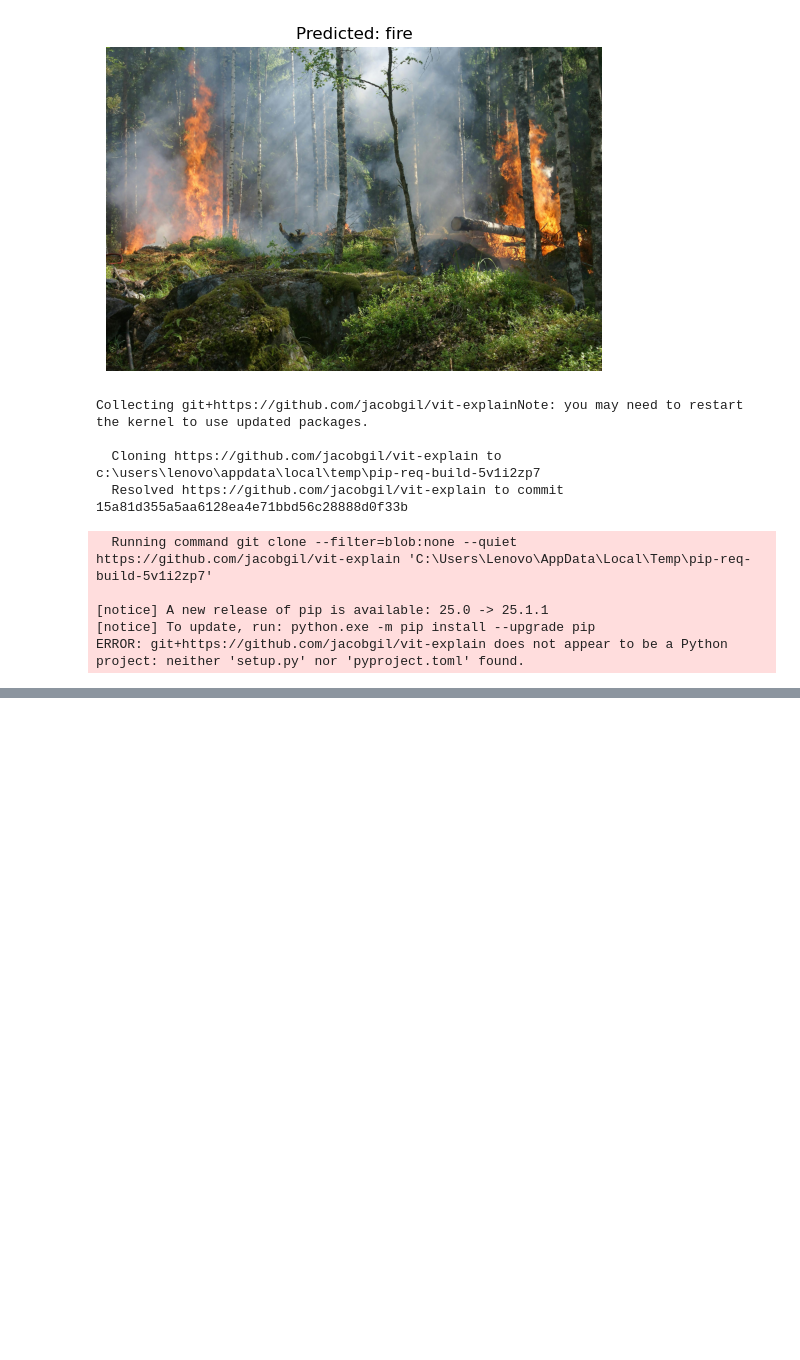
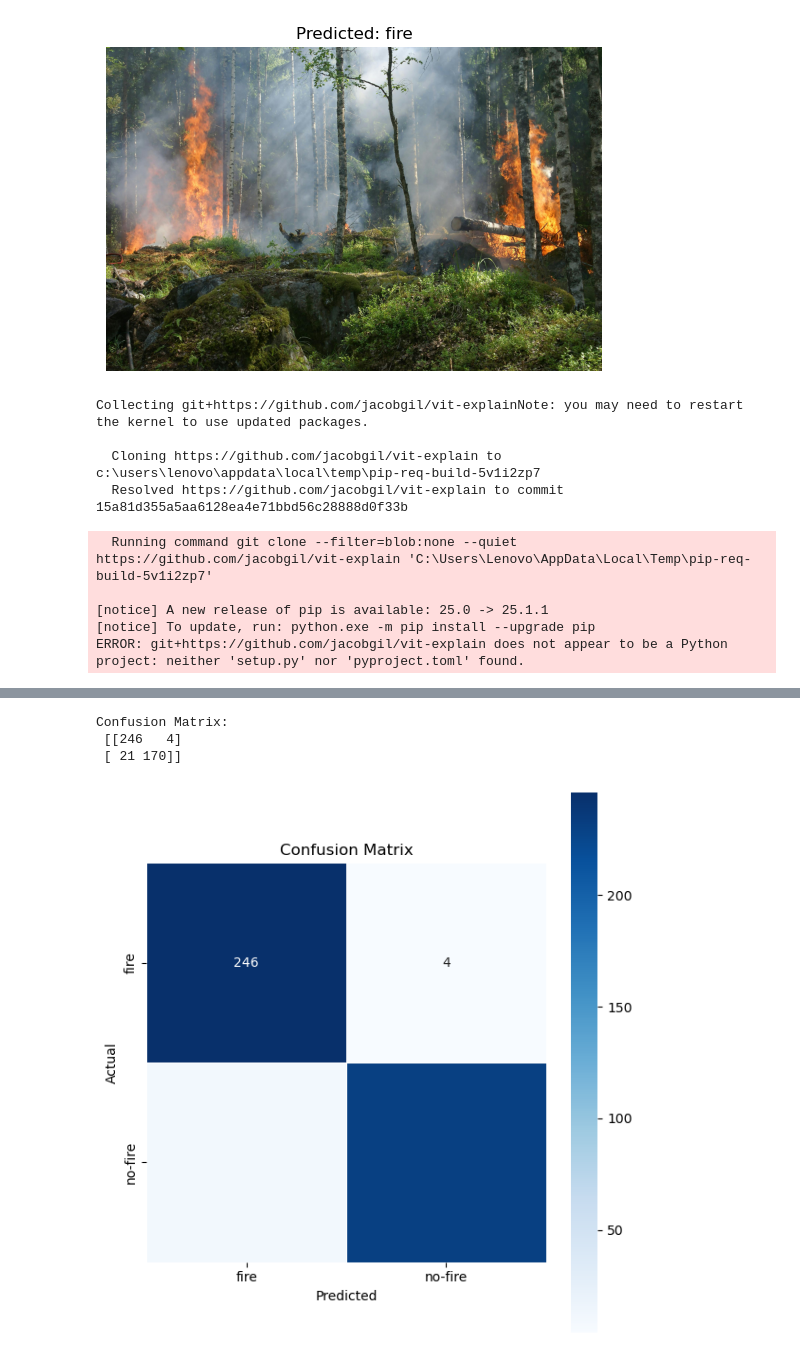
Before and after one commit to PranitaAbbireddy/Forest-Fire-Detection, a Jupyter notebook: fire_detection.ipynb, the cells around one changed output, grey strips where cells are left out. Drawn from its saved outputs; the diff is of its cells as text; code cells hidden in the pictures; blank space fills up the shorter version.

```diff
--- a/fire_detection.ipynb
+++ b/fire_detection.ipynb
@@ -304,0 +237,44 @@ plt.show()
+# %%
+import torch
+from sklearn.metrics import confusion_matrix
+import seaborn as sns
+import matplotlib.pyplot as plt
+import numpy as np
+
+# 🧪 Use your validation or test DataLoader
+true_labels = []
+pred_labels = []
+
+model.eval()
+with torch.no_grad():
+    for images, labels in val_loader:  # or test_loader
+        images = images.to(device)
+        labels = labels.to(device)
+
+        outputs = model(images)
+        _, preds = torch.max(outputs, 1)
+
+        true_labels.extend(labels.cpu().numpy())
+        pred_labels.extend(preds.cpu().numpy())
+
+# 🧮 Compute confusion matrix
+cm = confusion_matrix(true_labels, pred_labels)
+
+print("Confusion Matrix:\n", cm)
+# %% [output]
+Confusion Matrix:
+ [[246   4]
+ [ 21 170]]
+# %%
+class_names = ['fire', 'no-fire']  # Adjust if needed
+fig, ax = plt.subplots(figsize=(6, 6))
+sns.heatmap(cm, annot=True, fmt='d', cmap='Blues',
+            xticklabels=class_names, yticklabels=class_names,
+            cbar=True, square=True, linewidths=0.5)
+plt.xlabel('Predicted')
+plt.ylabel('Actual')
+plt.title('Confusion Matrix')
+plt.tight_layout()
+plt.show()
+# %% [output]
+[figure, added]
```
Also changed, not shown: parts of 12 cells of this notebook.
